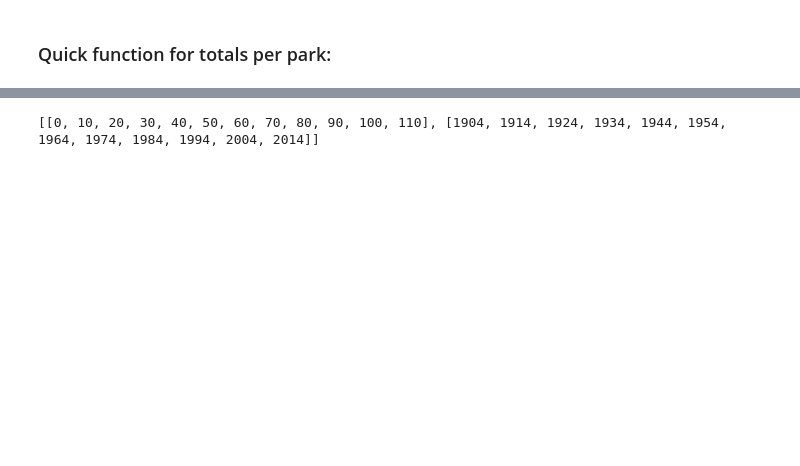
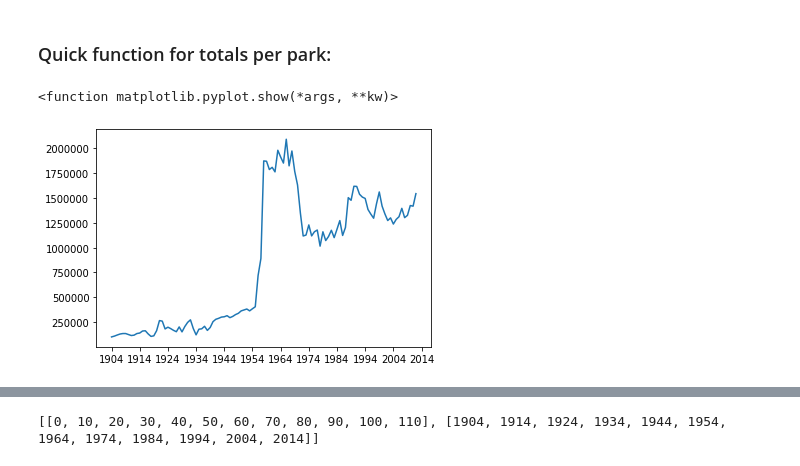
Before and after one commit to colo6299/notebook-holder, a Jupyter notebook: Untitled Folder/NationalParksAnalysis.ipynb, the cells around one changed output, grey strips where cells are left out. Saved outputs shown, nothing was run; the diff lists cells and outputs as text; code cells hidden in the pictures; blank space fills up the shorter version.

```diff
--- a/Untitled Folder/NationalParksAnalysis.ipynb
+++ b/Untitled Folder/NationalParksAnalysis.ipynb
@@ -125,3 +148,10 @@ def yearly_loc(df, park):
     yearly_totals = yearly_totals.reset_index()
     yearly_totals = yearly_totals.drop(index=len(yearly_totals) - 1)
     return yearly_totals
+# %%
+plt.plot('YearRaw', 'Visitors', data=yearly_loc(df, 'Hot Springs National Park'))
+plt.xticks(plotrange(10)[0], plotrange(10)[1])
+plt.show
+# %% [output]
+<function matplotlib.pyplot.show(*args, **kw)>
+[figure, added]
```
Also changed, not shown: parts of 28 cells of this notebook.
